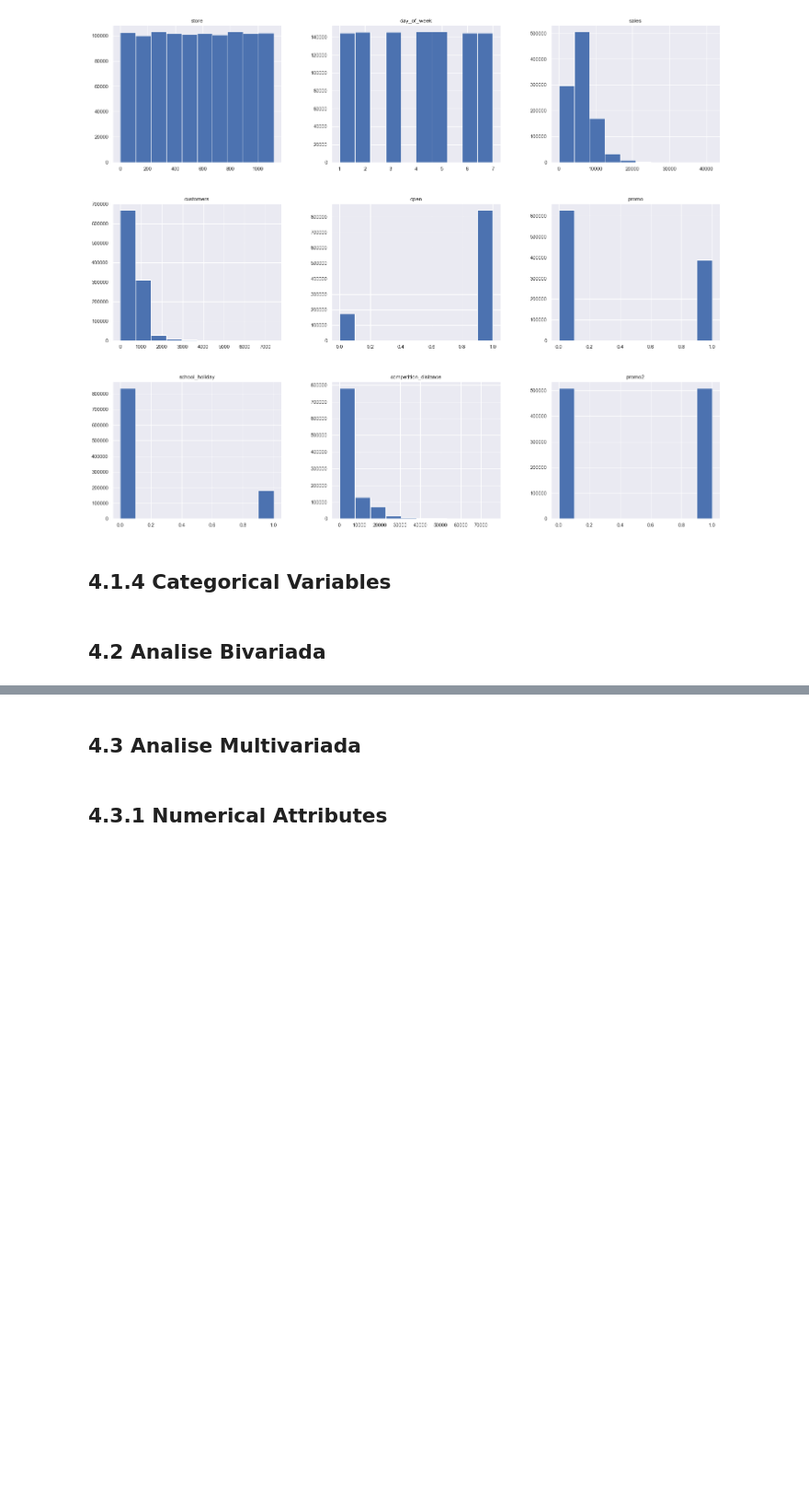
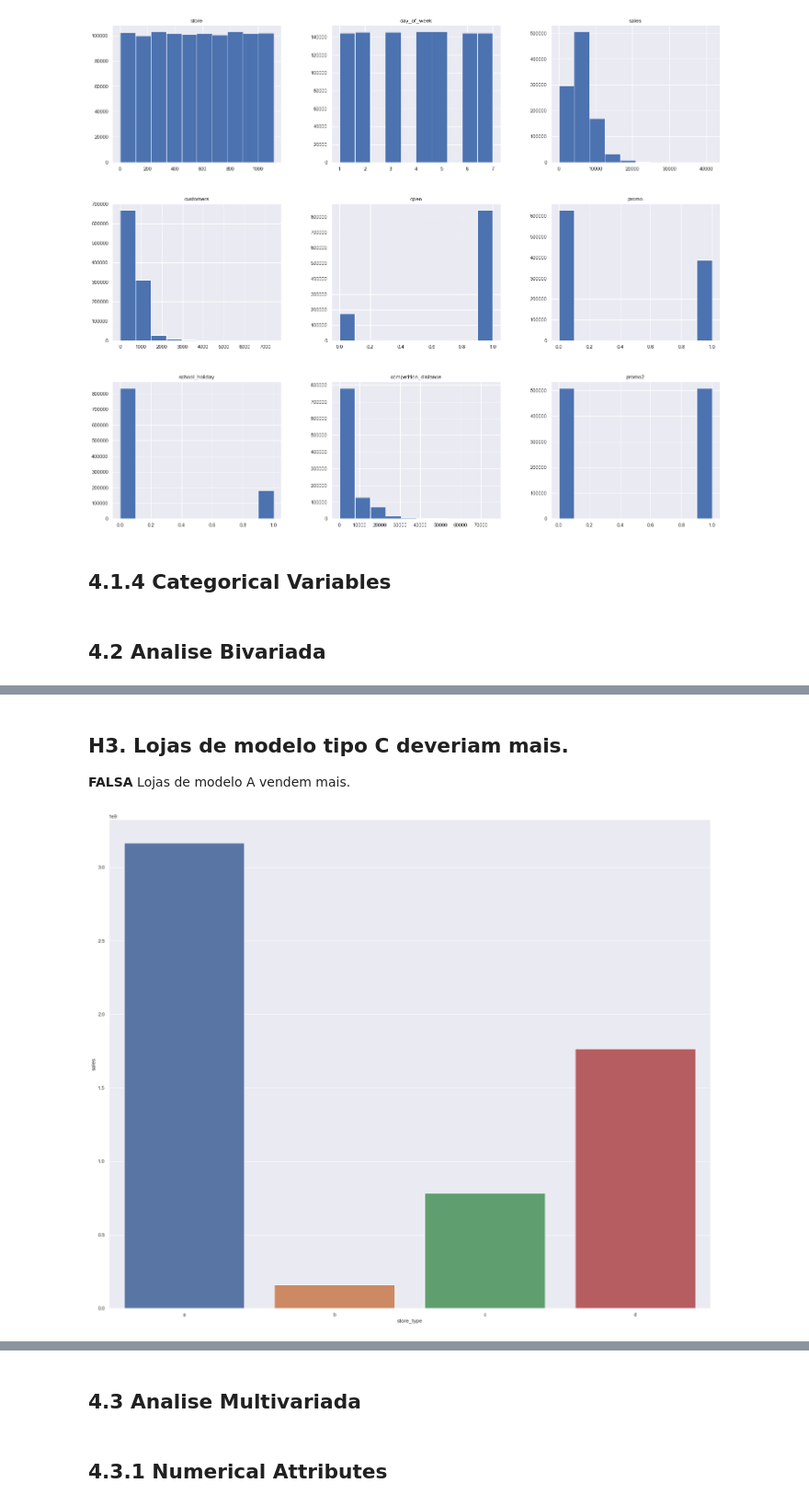
Before and after one commit to marcusbraggion/forecasting_sales, a Jupyter notebook: notebooks/forecasting_sales.ipynb, the cells around one changed output, grey strips where cells are left out. Shown at 92% size. Drawn from its saved outputs; the diff is of its cells as text; code cells hidden in the pictures; blank space fills up the shorter version.

```diff
--- a/notebooks/forecasting_sales.ipynb
+++ b/notebooks/forecasting_sales.ipynb
@@ -400,0 +453,9 @@ num_attributes.hist();
+# %% [markdown]
+## **H3**. Lojas de modelo tipo C deveriam mais.
+**FALSA** Lojas de modelo A vendem mais.
+# %%
+aux1 = df2[['store_type', 'sales']].groupby('store_type').sum().reset_index()
+
+sns.barplot( x='store_type', y='sales', data=aux1 );
+# %% [output]
+[figure, added]
```
Also changed, not shown: parts of 43 cells of this notebook.
